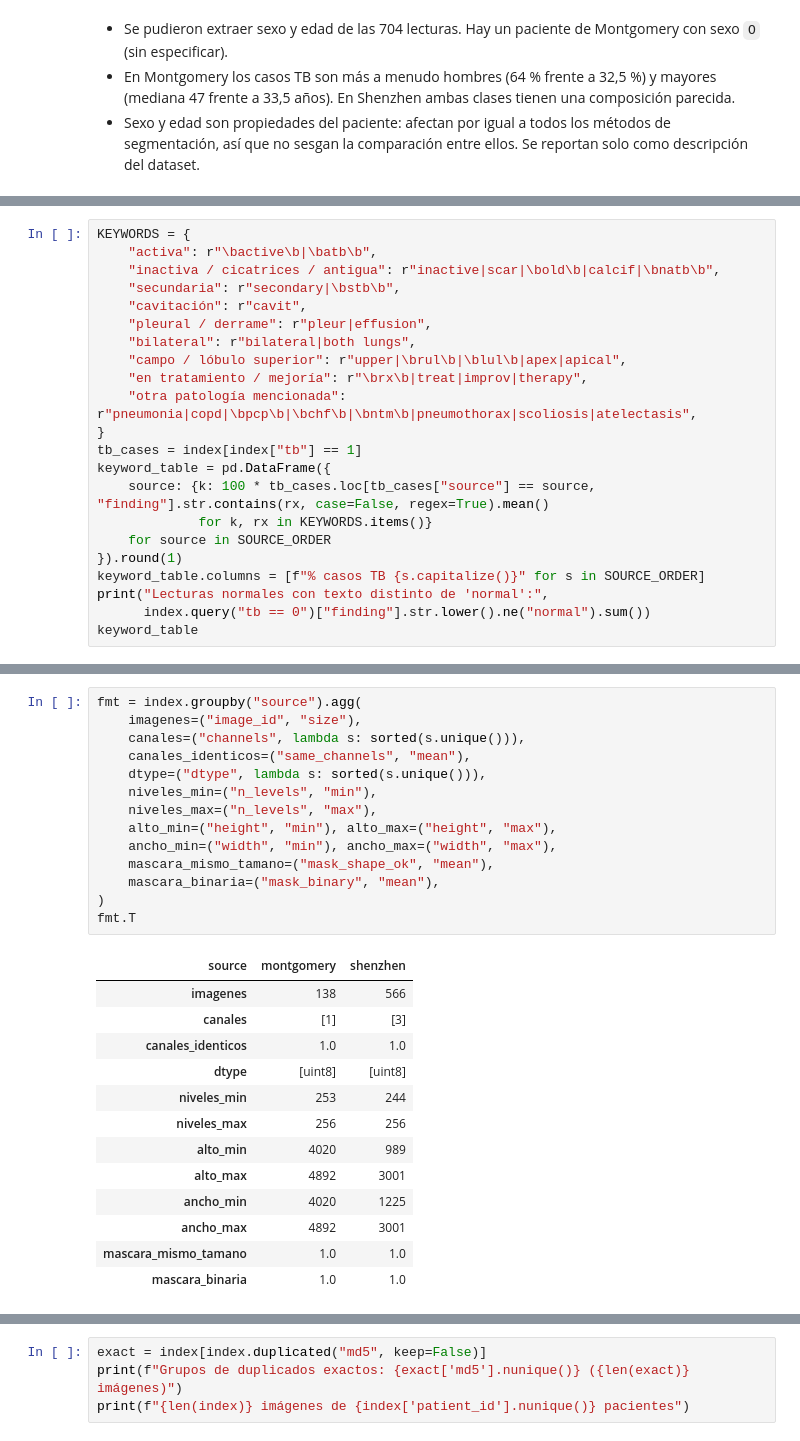
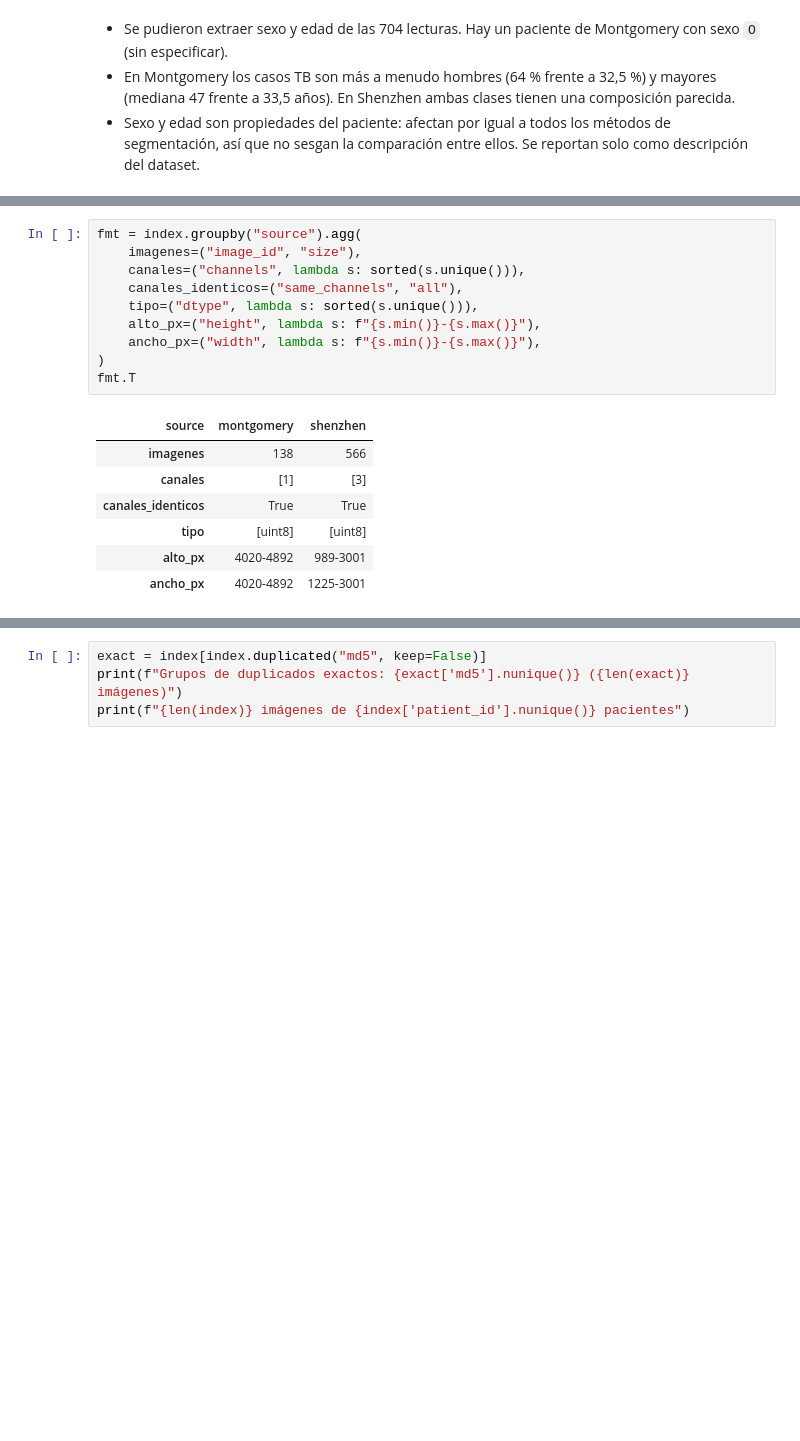
Before and after one commit to JulianCarvajal/tuberculosis-lung-segmentation, a Jupyter notebook: notebooks/01_exploration_montgomery_shenzhen.ipynb, the cells around one changed output, grey strips where cells are left out. Cells and saved outputs as stored; diff of their text form; blank space fills up the shorter version.

```diff
--- a/notebooks/01_exploration_montgomery_shenzhen.ipynb
+++ b/notebooks/01_exploration_montgomery_shenzhen.ipynb
@@ -250,22 +226,0 @@ demo[["n", "% mujeres", "% hombres", "edad, mediana (RIC)"]]
-# %%
-KEYWORDS = {
-    "activa": r"\bactive\b|\batb\b",
-    "inactiva / cicatrices / antigua": r"inactive|scar|\bold\b|calcif|\bnatb\b",
-    "secundaria": r"secondary|\bstb\b",
-    "cavitación": r"cavit",
-    "pleural / derrame": r"pleur|effusion",
-    "bilateral": r"bilateral|both lungs",
-    "campo / lóbulo superior": r"upper|\brul\b|\blul\b|apex|apical",
-    "en tratamiento / mejoría": r"\brx\b|treat|improv|therapy",
-    "otra patología mencionada": r"pneumonia|copd|\bpcp\b|\bchf\b|\bntm\b|pneumothorax|scoliosis|atelectasis",
-}
-tb_cases = index[index["tb"] == 1]
-keyword_table = pd.DataFrame({
-    source: {k: 100 * tb_cases.loc[tb_cases["source"] == source, "finding"].str.contains(rx, case=False, regex=True).mean()
-             for k, rx in KEYWORDS.items()}
-    for source in SOURCE_ORDER
-}).round(1)
-keyword_table.columns = [f"% casos TB {s.capitalize()}" for s in SOURCE_ORDER]
-print("Lecturas normales con texto distinto de 'normal':",
-      index.query("tb == 0")["finding"].str.lower().ne("normal").sum())
-keyword_table
@@ -359,29 +313,19 @@ index.shape
 # %%
 fmt = index.groupby("source").agg(
     imagenes=("image_id", "size"),
     canales=("channels", lambda s: sorted(s.unique())),
-    canales_identicos=("same_channels", "mean"),
-    dtype=("dtype", lambda s: sorted(s.unique())),
-    niveles_min=("n_levels", "min"),
-    niveles_max=("n_levels", "max"),
-    alto_min=("height", "min"), alto_max=("height", "max"),
-    ancho_min=("width", "min"), ancho_max=("width", "max"),
-    mascara_mismo_tamano=("mask_shape_ok", "mean"),
-    mascara_binaria=("mask_binary", "mean"),
+    canales_identicos=("same_channels", "all"),
+    tipo=("dtype", lambda s: sorted(s.unique())),
+    alto_px=("height", lambda s: f"{s.min()}-{s.max()}"),
+    ancho_px=("width", lambda s: f"{s.min()}-{s.max()}"),
 )
 fmt.T
 # %% [output]
 | source | montgomery | shenzhen |
 | imagenes | 138 | 566 |
 | canales | [1] | [3] |
-| canales_identicos | 1.0 | 1.0 |
-| dtype | [uint8] | [uint8] |
-| niveles_min | 253 | 244 |
-| niveles_max | 256 | 256 |
-| alto_min | 4020 | 989 |
-| alto_max | 4892 | 3001 |
-| ancho_min | 4020 | 1225 |
-| ancho_max | 4892 | 3001 |
-| mascara_mismo_tamano | 1.0 | 1.0 |
-| mascara_binaria | 1.0 | 1.0 |
+| canales_identicos | True | True |
+| tipo | [uint8] | [uint8] |
+| alto_px | 4020-4892 | 989-3001 |
+| ancho_px | 4020-4892 | 1225-3001 |
 # %% [markdown]
```
Also changed, not shown: parts of 40 cells of this notebook, 1 other file.
